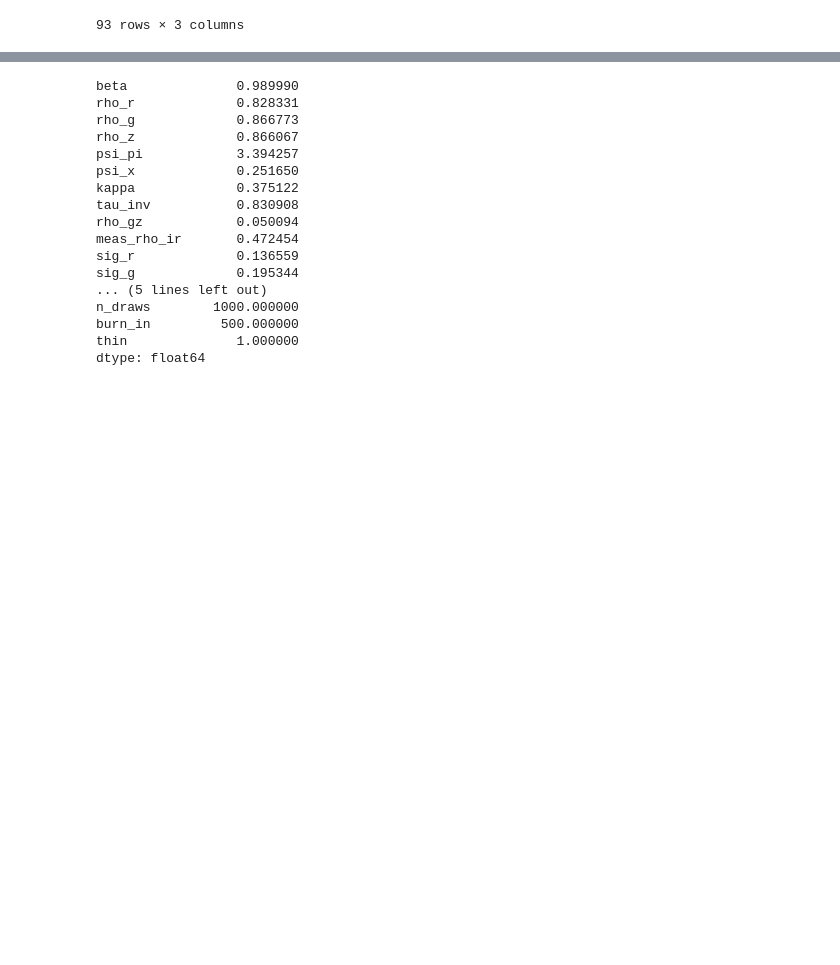
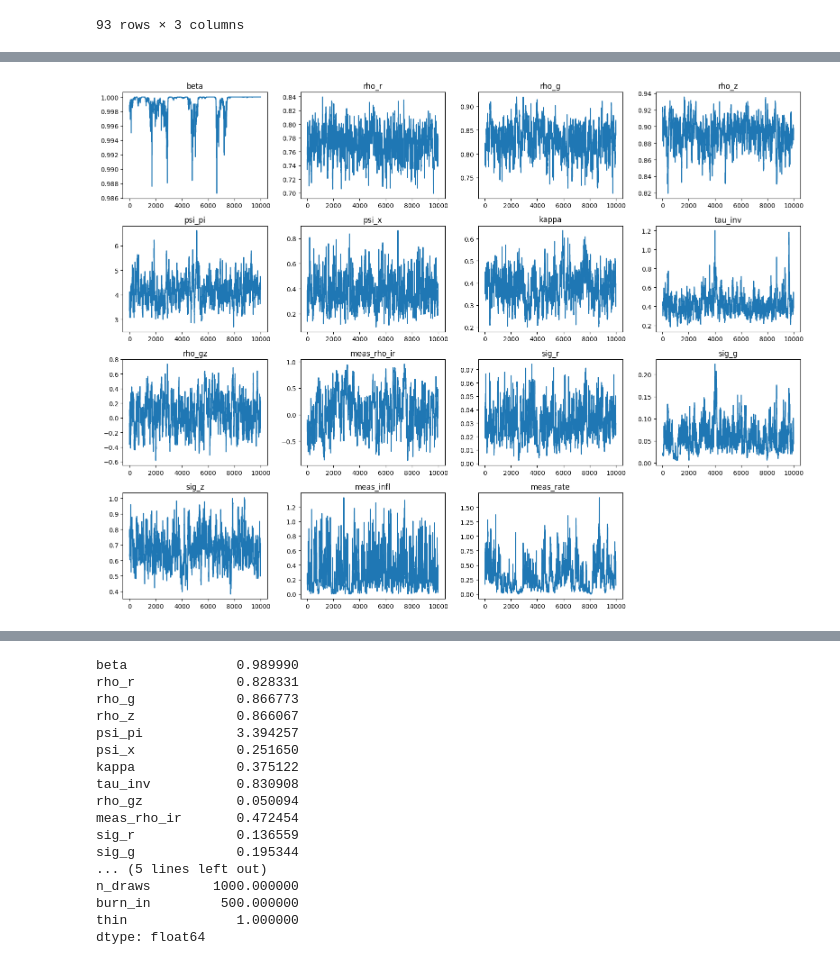
Before and after one commit to GongJr0/SymbolicDSGE, a Jupyter notebook: scripts/param_estimation.ipynb, the cells around one changed output, grey strips where cells are left out. Cells and saved outputs as stored; diff of their text form; code cells hidden in the pictures; blank space fills up the shorter version.

```diff
--- a/scripts/param_estimation.ipynb
+++ b/scripts/param_estimation.ipynb
@@ -220,0 +228,4 @@ MCMC sampling concluded in 34.85 seconds with 43.04 iterations per second.
+# %%
+res.posterior_traces()
+# %% [output]
+[figure, added]
```
Also changed, not shown: parts of 6 cells of this notebook, 2 other files.
